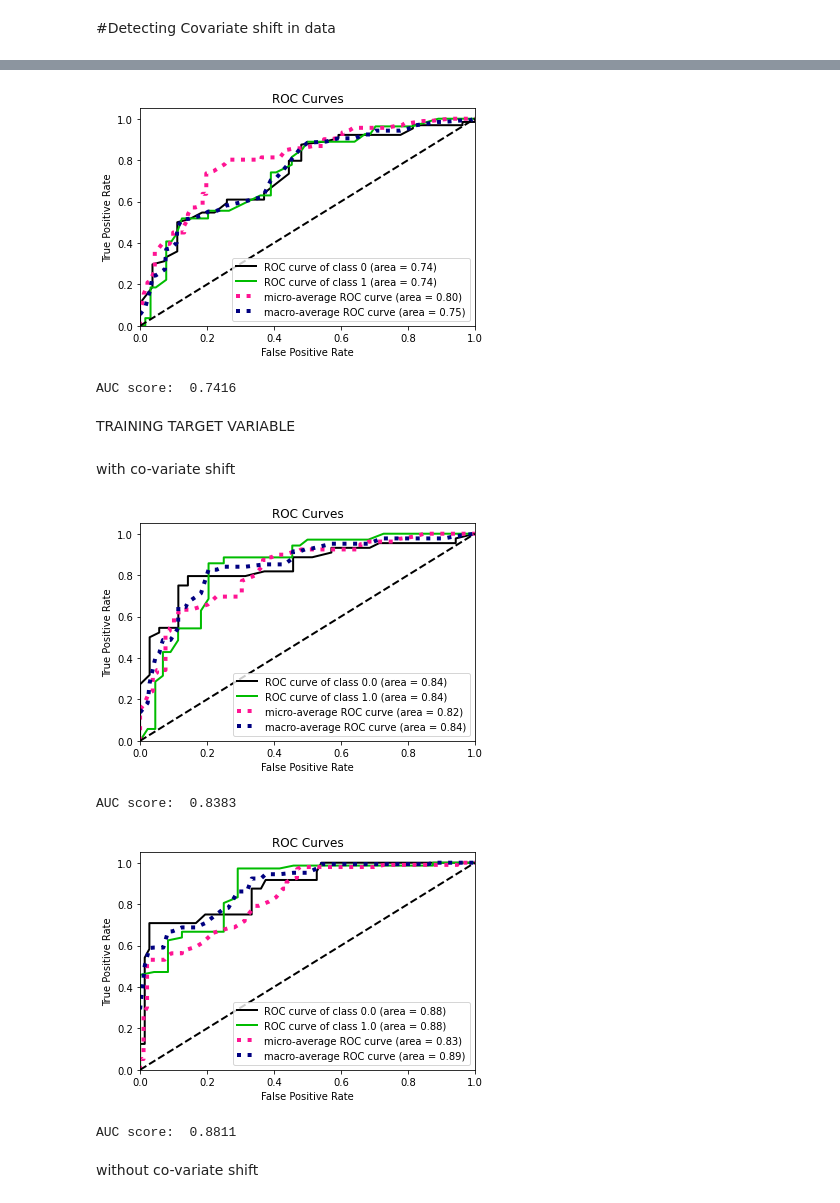
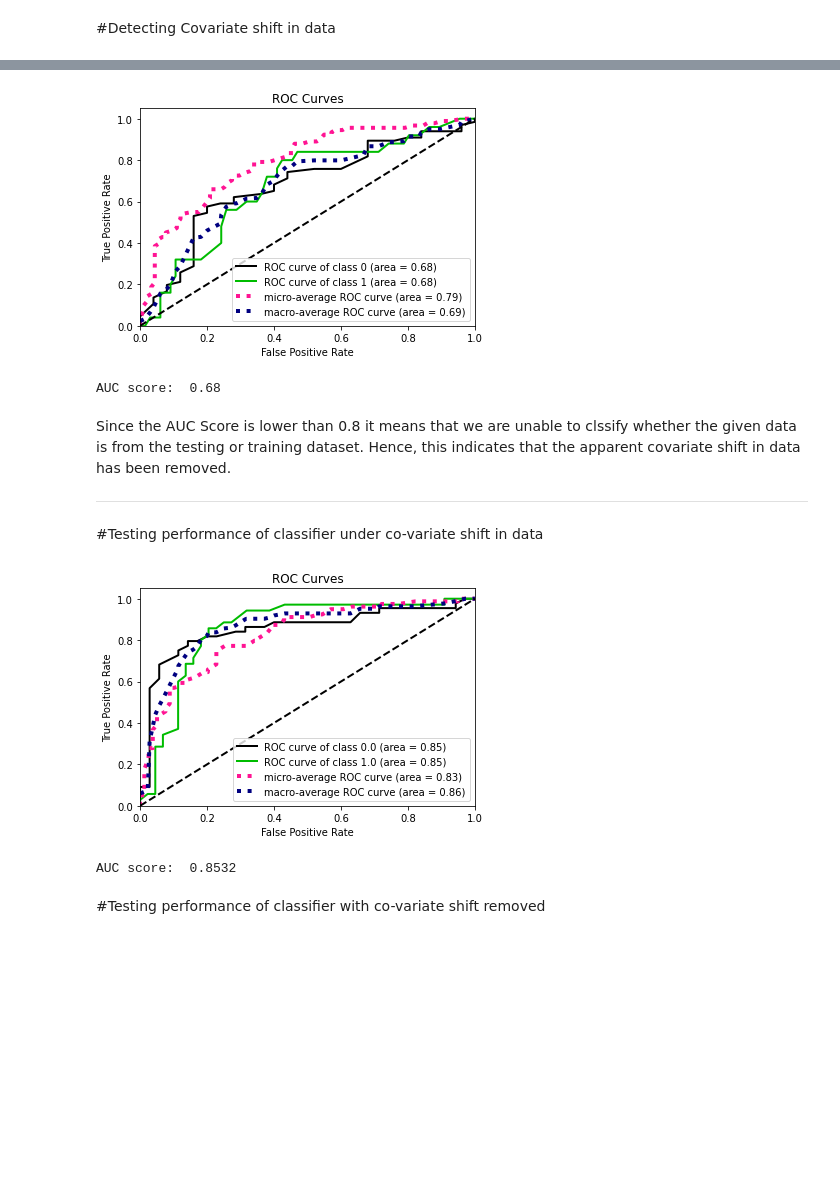
Before and after one commit to syedsauda/CE888, a Jupyter notebook: Assignment2/Assignment2_dataset2.ipynb, the cells around one changed output, grey strips where cells are left out. Cells and saved outputs as stored; diff of their text form; code cells hidden in the pictures; blank space fills up the shorter version.

```diff
--- a/Assignment2/Assignment2_dataset2.ipynb
+++ b/Assignment2/Assignment2_dataset2.ipynb
@@ -162,7 +160,6 @@ splitting and classifying with removed features
 # %%
+df.drop(columns=drop_list,inplace=True)
 unused,unused2 = split_and_classify(df,"is_test")
 # %% [output]
-[figure, old version]
+[figure, new version]
-AUC score:  0.7416
+AUC score:  0.68
-# %% [markdown]
-TRAINING TARGET VARIABLE
@@ -184,18 +166,16 @@ def classify_rfc(train_df, test_df, feature):
+# %% [markdown]
+Since the AUC Score is lower than 0.8 it means that we are unable to clssify whether the given data is from the testing or training dataset.
+Hence, this indicates that the apparent covariate shift in data has been removed.
+
+---
+# %% [markdown]
+#Testing performance of classifier under co-variate shift in data
+# %%
+df_train = orig_df_train.where(orig_df_train["age"]<=age).dropna()
+df_test = orig_df_train.where(orig_df_train["age"]>age).dropna()
+classify_rfc(df_train,df_test,"target")
+# %% [output]
+[figure, added]
+AUC score:  0.8532
 # %% [markdown]
- with co-variate shift
+#Testing performance of classifier with co-variate shift removed
-# %%
-df_train = orig_df_train.where(orig_df_train["age"]<=60).dropna().drop(columns=[])
-df_test = orig_df_train.where(orig_df_train["age"]>60).dropna().drop(columns=[])
-classify_rfc(df_train,df_test,"target")
-# %% [output]
-[figure, removed]
-AUC score:  0.8383
-# %%
-df_train = orig_df_train.where(orig_df_train["sex"]==1).dropna().drop(columns=[])
-df_test = orig_df_train.where(orig_df_train["sex"]==0).dropna().drop(columns=[])
-classify_rfc(df_train,df_test,"target")
-# %% [output]
-[figure, removed]
-AUC score:  0.8811
-# %% [markdown]
-without co-variate shift
```
Also changed, not shown: parts of 45 cells of this notebook.
